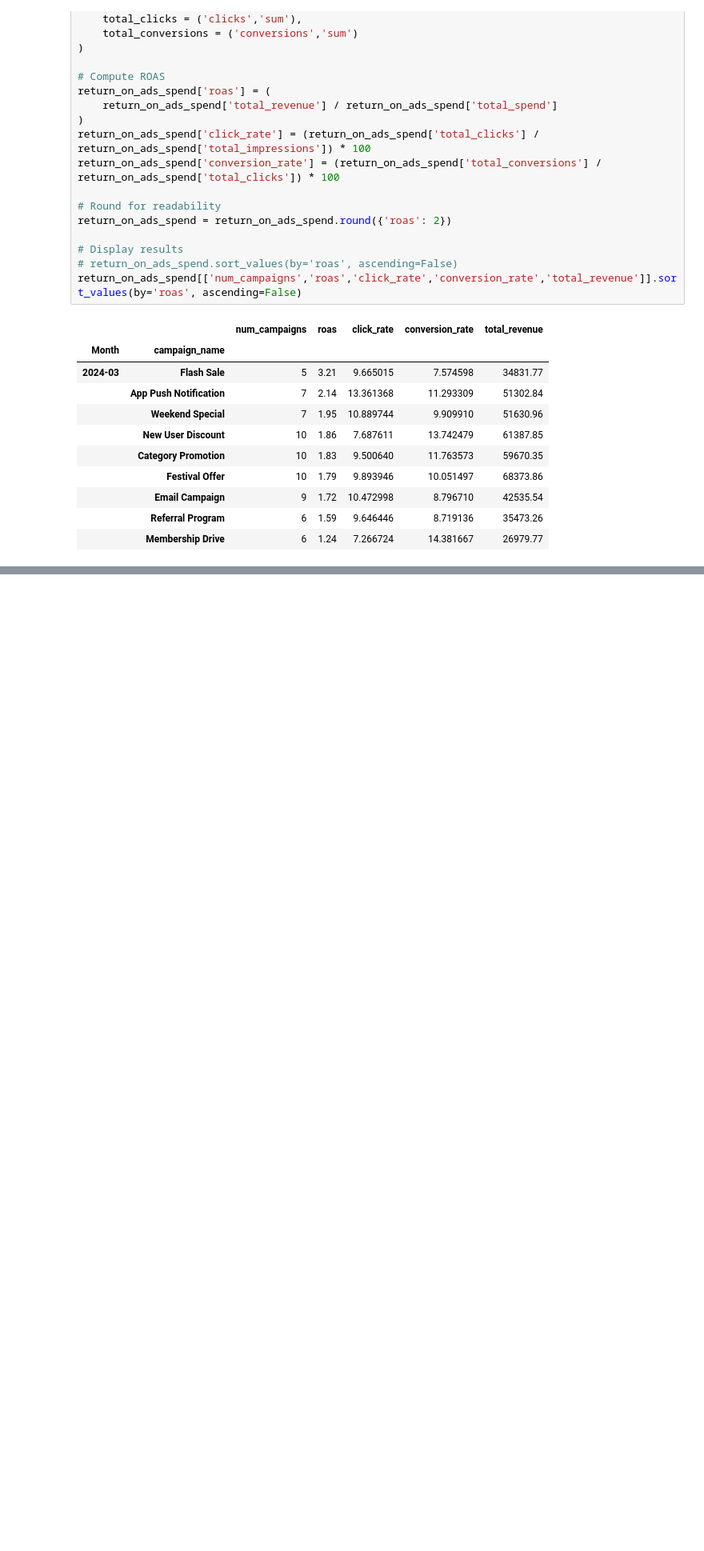
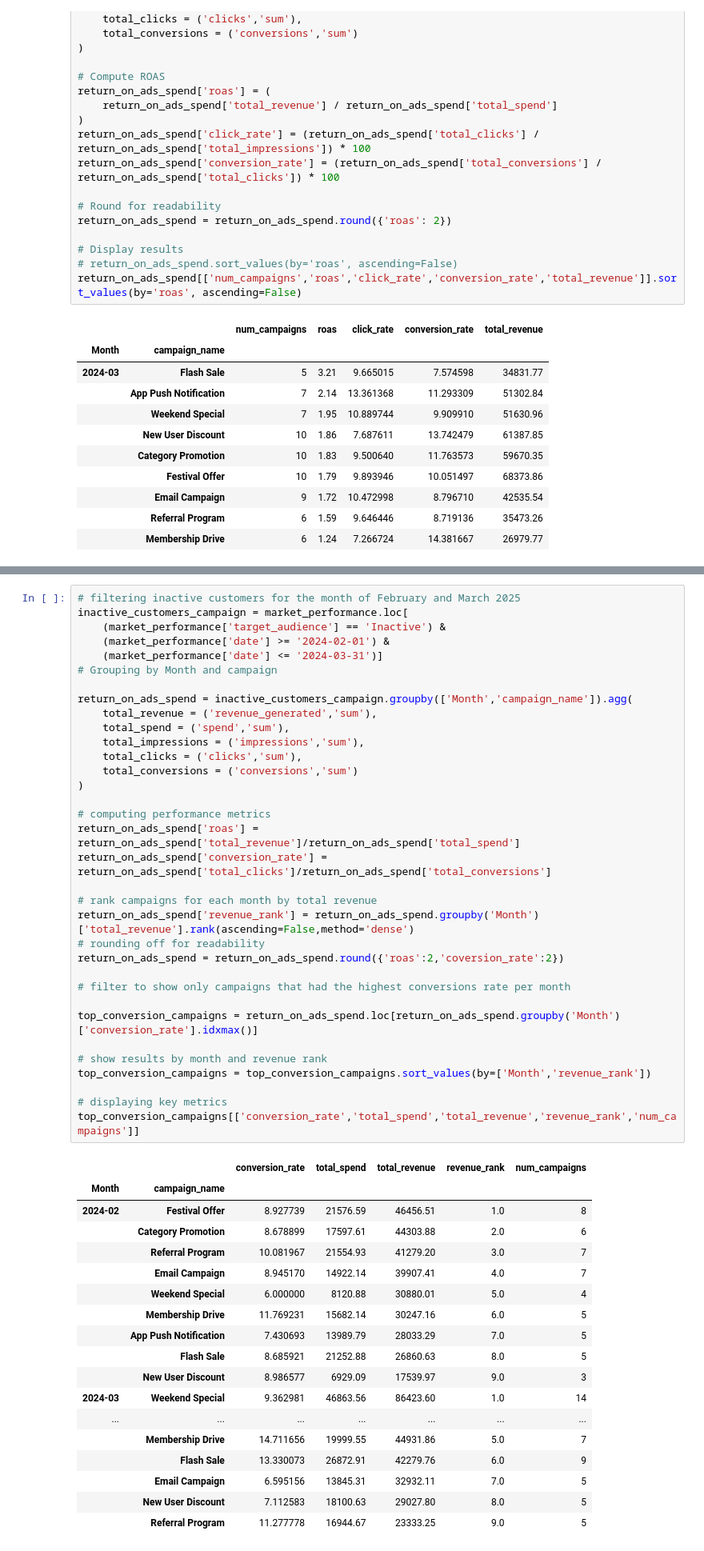
Before and after one commit to Joan-Njoki-Mwangi/Blinkit-Grocery-Store-Deep-Dive, a Jupyter notebook: Blinkit_Grocery_Store_Deep_Dive.ipynb, the cells around one changed output, grey strips where cells are left out. Shown at 80% size. Drawn from its saved outputs; the diff is of its cells as text; blank space fills up the shorter version.

```diff
--- a/Blinkit_Grocery_Store_Deep_Dive.ipynb
+++ b/Blinkit_Grocery_Store_Deep_Dive.ipynb
@@ -641,0 +641,53 @@ return_on_ads_spend[['num_campaigns','roas','click_rate','conversion_rate','tota
+# %%
+# filtering inactive customers for the month of February and March 2025
+inactive_customers_campaign = market_performance.loc[
+    (market_performance['target_audience'] == 'Inactive') &
+    (market_performance['date'] >= '2024-02-01') &
+    (market_performance['date'] <= '2024-03-31')]
+# Grouping by Month and campaign
+
+return_on_ads_spend = inactive_customers_campaign.groupby(['Month','campaign_name']).agg(
+    total_revenue = ('revenue_generated','sum'),
+    total_spend = ('spend','sum'),
+    total_impressions = ('impressions','sum'),
+    total_clicks = ('clicks','sum'),
+    total_conversions = ('conversions','sum')
+)
+
+# computing performance metrics
+return_on_ads_spend['roas'] = return_on_ads_spend['total_revenue']/return_on_ads_spend['total_spend']
+return_on_ads_spend['conversion_rate'] = return_on_ads_spend['total_clicks']/return_on_ads_spend['total_conversions']
+
+# rank campaigns for each month by total revenue
+return_on_ads_spend['revenue_rank'] = return_on_ads_spend.groupby('Month')['total_revenue'].rank(ascending=False,method='dense')
+# rounding off for readability
+return_on_ads_spend = return_on_ads_spend.round({'roas':2,'coversion_rate':2})
+
+# filter to show only campaigns that had the highest conversions rate per month
+
+top_conversion_campaigns = return_on_ads_spend.loc[return_on_ads_spend.groupby('Month')['conversion_rate'].idxmax()]
+
+# show results by month and revenue rank
+top_conversion_campaigns = top_conversion_campaigns.sort_values(by=['Month','revenue_rank'])
+
+# displaying key metrics
+top_conversion_campaigns[['conversion_rate','total_spend','total_revenue','revenue_rank','num_campaigns']]
+# %% [output]
+|  |  | conversion_rate | total_spend | total_revenue | revenue_rank | num_campaigns |
+| Month | campaign_name |  |  |  |  |  |
+| 2024-02 | Festival Offer | 8.927739 | 21576.59 | 46456.51 | 1.0 | 8 |
+|  | Category Promotion | 8.678899 | 17597.61 | 44303.88 | 2.0 | 6 |
+|  | Referral Program | 10.081967 | 21554.93 | 41279.20 | 3.0 | 7 |
+|  | Email Campaign | 8.945170 | 14922.14 | 39907.41 | 4.0 | 7 |
+|  | Weekend Special | 6.000000 | 8120.88 | 30880.01 | 5.0 | 4 |
+|  | Membership Drive | 11.769231 | 15682.14 | 30247.16 | 6.0 | 5 |
+|  | App Push Notification | 7.430693 | 13989.79 | 28033.29 | 7.0 | 5 |
+|  | Flash Sale | 8.685921 | 21252.88 | 26860.63 | 8.0 | 5 |
+|  | New User Discount | 8.986577 | 6929.09 | 17539.97 | 9.0 | 3 |
+| 2024-03 | Weekend Special | 9.362981 | 46863.56 | 86423.60 | 1.0 | 14 |
+| ... | ... | ... | ... | ... | ... | ... |
+|  | Membership Drive | 14.711656 | 19999.55 | 44931.86 | 5.0 | 7 |
+|  | Flash Sale | 13.330073 | 26872.91 | 42279.76 | 6.0 | 9 |
+|  | Email Campaign | 6.595156 | 13845.31 | 32932.11 | 7.0 | 5 |
+|  | New User Discount | 7.112583 | 18100.63 | 29027.80 | 8.0 | 5 |
+|  | Referral Program | 11.277778 | 16944.67 | 23333.25 | 9.0 | 5 |
```
Also changed, not shown: parts of 5 cells of this notebook.
